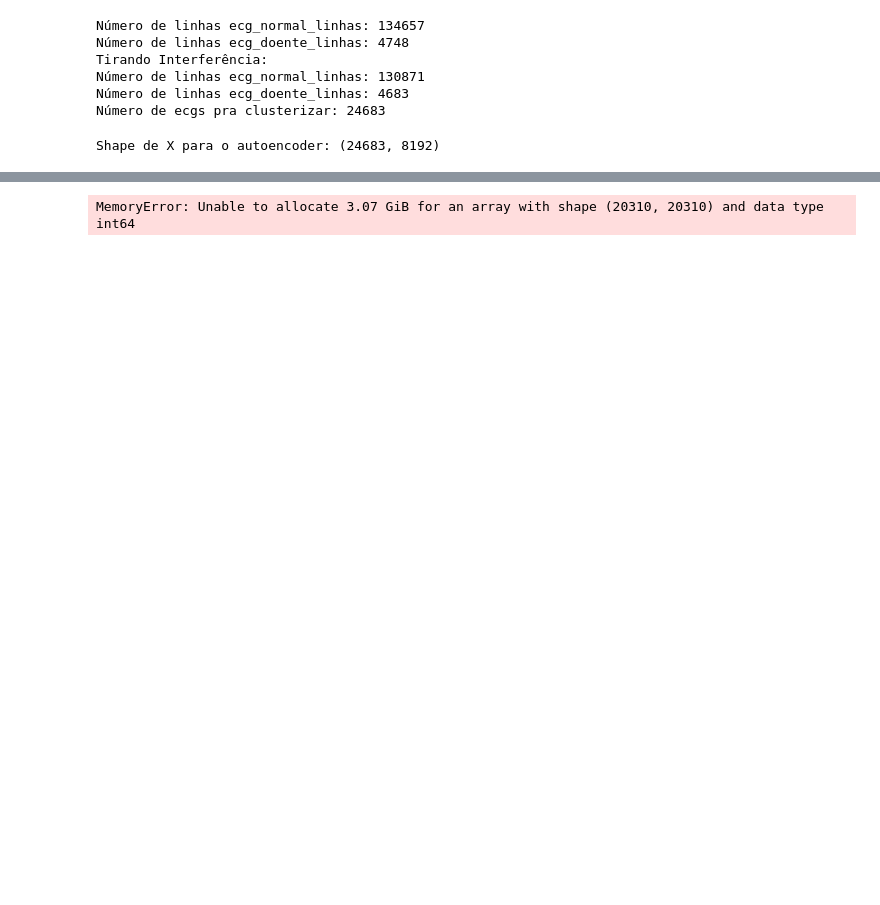
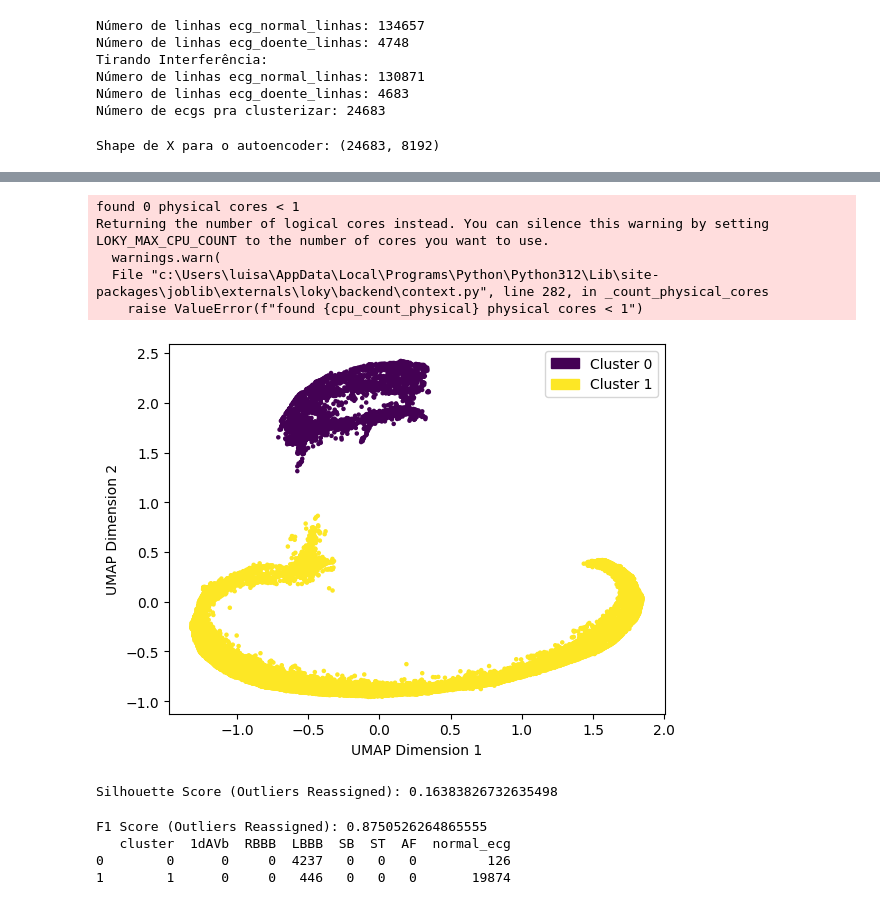
Before and after one commit to pedrobacelar28/Clustering-Paper, a Jupyter notebook: Projeto/Geração das Amostras/LBBB.ipynb, the cells around one changed output, grey strips where cells are left out. Saved outputs shown, nothing was run; the diff lists cells and outputs as text; code cells hidden in the pictures; blank space fills up the shorter version.

```diff
--- a/Projeto/Geração das Amostras/LBBB.ipynb
+++ b/Projeto/Geração das Amostras/LBBB.ipynb
@@ -187,51 +185,57 @@ X_normalized = scaler.fit_transform(X_encoded_2d)
 umap_reducer = umap.UMAP(n_neighbors=15, min_dist=0.0, n_components=16, random_state=42)
 X_reduced = umap_reducer.fit_transform(X_normalized)
 # %%
+# CLUSTERIZACAO HDBSCAN
+oi
 from sklearn.metrics import silhouette_score, f1_score, pairwise_distances_argmin_min
-import numpy as np
-import matplotlib.pyplot as plt
-import pandas as pd
 from sklearn.preprocessing import StandardScaler
 from hdbscan import HDBSCAN
-from scipy.spatial.distance import euclidean
-import dbcv
 
-# Clusterização HDBSCAN
+# Normalização dos dados
 scaler = StandardScaler()
 X_reduced_scaled = scaler.fit_transform(X_reduced)
 
-dbscan = HDBSCAN(min_cluster_size=2000, min_samples=5,cluster_selection_epsilon= 0.0, alpha = 1.0)
+# Configuração e execução do HDBSCAN
+dbscan = HDBSCAN(min_cluster_size=100, min_samples=1)
 labels = dbscan.fit_predict(X_reduced_scaled)
 
-score = dbcv.dbcv(X_reduced_scaled, labels)
-print(score)
+# Identificar os outliers
+outliers_mask = (labels == -1)
+outliers = X_reduced_scaled[outliers_mask]
 
+# Identificar os pontos clusterizados (não-outliers)
+clustered_points = X_reduced_scaled[~outliers_mask]
+cluster_labels = labels[~outliers_mask]
 
-# Visualização dos Resultados
-plt.scatter(X_reduced_scaled[:, 0], X_reduced_scaled[:, 1], c=labels, cmap='viridis', s=2)
+# Encontrar o cluster mais próximo para cada outlier
+closest_clusters, _ = pairwise_distances_argmin_min(outliers, clustered_points)
+
+# Atribuir os outliers ao cluster mais próximo
+new_labels = labels.copy()
+new_labels[outliers_mask] = cluster_labels[closest_clusters]
+
+# Visualização dos Resultados com Outliers Reagrupados
+plt.scatter(X_reduced_scaled[:, 0], X_reduced_scaled[:, 1], c=new_labels, cmap='viridis', s=5)
 plt.xlabel('UMAP Dimension 1')
 plt.ylabel('UMAP Dimension 2')
-plt.title('ECG Clustering using UMAP and HDBSCAN\nST and Normal')
-plt.colorbar(label='Cluster')
+import matplotlib.patches as mpatches
+cluster_0_patch = mpatches.Patch(color=plt.cm.viridis(0.0), label='Cluster 0')
+cluster_1_patch = mpatches.Patch(color=plt.cm.viridis(1.0), label='Cluster 1')
+plt.legend(handles=[cluster_0_patch, cluster_1_patch], loc='best')
+plt.savefig('LBBB.jpg')
 plt.show()
-cluster_stability = dbscan.cluster_persistence_
 
-# Para visualizar:
-for i, score in enumerate(cluster_stability):
-    print(f"Cluster {i}: Pontuação de Estabilidade = {score}")
-# Calcular e imprimir os scores
-#silhouette_avg = silhouette_score(X_reduced_scaled, labels)
-#print(f'Silhouette Score: {silhouette_avg}')
+# Calcular e imprimir os scores com os novos rótulos
+silhouette_avg = silhouette_score(X_reduced_scaled, new_labels)
+print(f'Silhouette Score (Outliers Reassigned): {silhouette_avg}')
 
 # Carregar os dados do CSV
 metadata = pd.read_csv("../Database/exams.csv")
 
-exam_ids_to_cluster = ids_ecgs
-
 # Criar um DataFrame para os resultados do clustering
 cluster_results = pd.DataFrame({
-    'exam_id': exam_ids_to_cluster,
-    'cluster': labels
+    'exam_id': ids_ecgs,
+    'cluster': new_labels
 })
 
 # Mesclar os resultados do clustering com os metadados dos exames
@@ -249,33 +253,43 @@ majority_labels.columns = ['cluster', 'majority_label']
 
 # Mesclar os rótulos majoritários com os dados agrupados
 merged_data = merged_data.merge(majority_labels, on='cluster')
 
 # Criar rótulos verdadeiros
 def assign_true_label(row):
     if row['majority_label'] == 'normal':
         return row['normal_ecg'] == 1
     else:
         return row[['1dAVb', 'RBBB', 'LBBB', 'SB', 'ST', 'AF']].sum() > 0
 
 merged_data['true_label'] = merged_data.apply(assign_true_label, axis=1)
 
 # Calcular o F1 score
 true_labels = merged_data['true_label']
-f1_avg = f1_score(true_labels, labels, average='weighted')
-print(f'F1 Score: {f1_avg}')
+f1_avg = f1_score(true_labels, new_labels, average='weighted')
+print(f'F1 Score (Outliers Reassigned): {f1_avg}')
 
 # Contar a quantidade de doenças e ECGs normais em cada cluster
 cluster_summary = merged_data.groupby('cluster').agg({
     '1dAVb': 'sum',
     'RBBB': 'sum',
     'LBBB': 'sum',
     'SB': 'sum',
     'ST': 'sum',
     'AF': 'sum',
     'normal_ecg': 'sum'
 }).reset_index()
 
 # Mostrar o resumo por cluster
 print(cluster_summary)
 # %% [output]
-MemoryError: Unable to allocate 3.07 GiB for an array with shape (20310, 20310) and data type int64
+found 0 physical cores < 1
+Returning the number of logical cores instead. You can silence this warning by setting LOKY_MAX_CPU_COUNT to the number of cores you want to use.
+  warnings.warn(
+  File "c:\Users\luisa\AppData\Local\Programs\Python\Python312\Lib\site-packages\joblib\externals\loky\backend\context.py", line 282, in _count_physical_cores
+    raise ValueError(f"found {cpu_count_physical} physical cores < 1")
+[figure, added]
+Silhouette Score (Outliers Reassigned): 0.16383826732635498
+F1 Score (Outliers Reassigned): 0.8750526264865555
+   cluster  1dAVb  RBBB  LBBB  SB  ST  AF  normal_ecg
+0        0      0     0  4237   0   0   0         126
+1        1      0     0   446   0   0   0       19874
```
Also changed, not shown: parts of 7 cells of this notebook, 45 other files.
